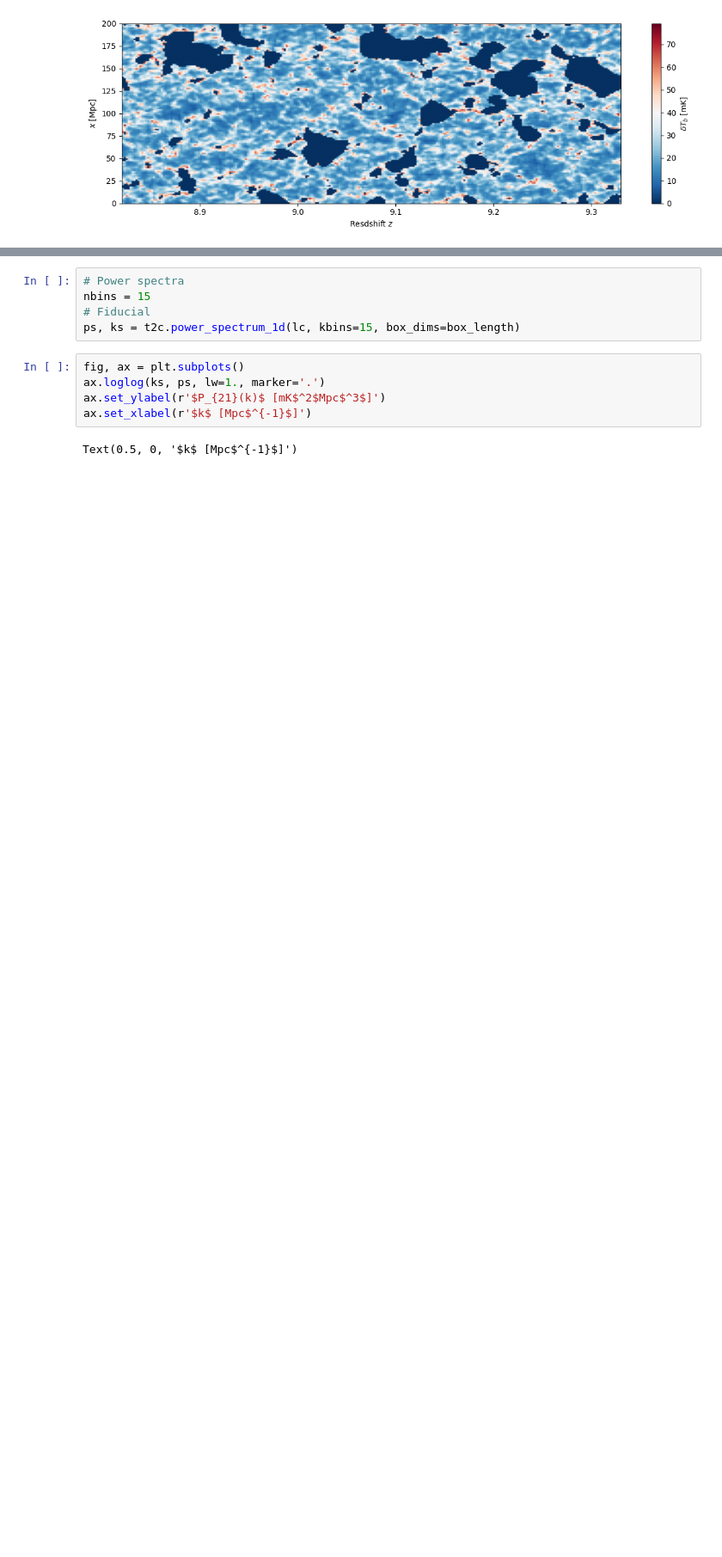
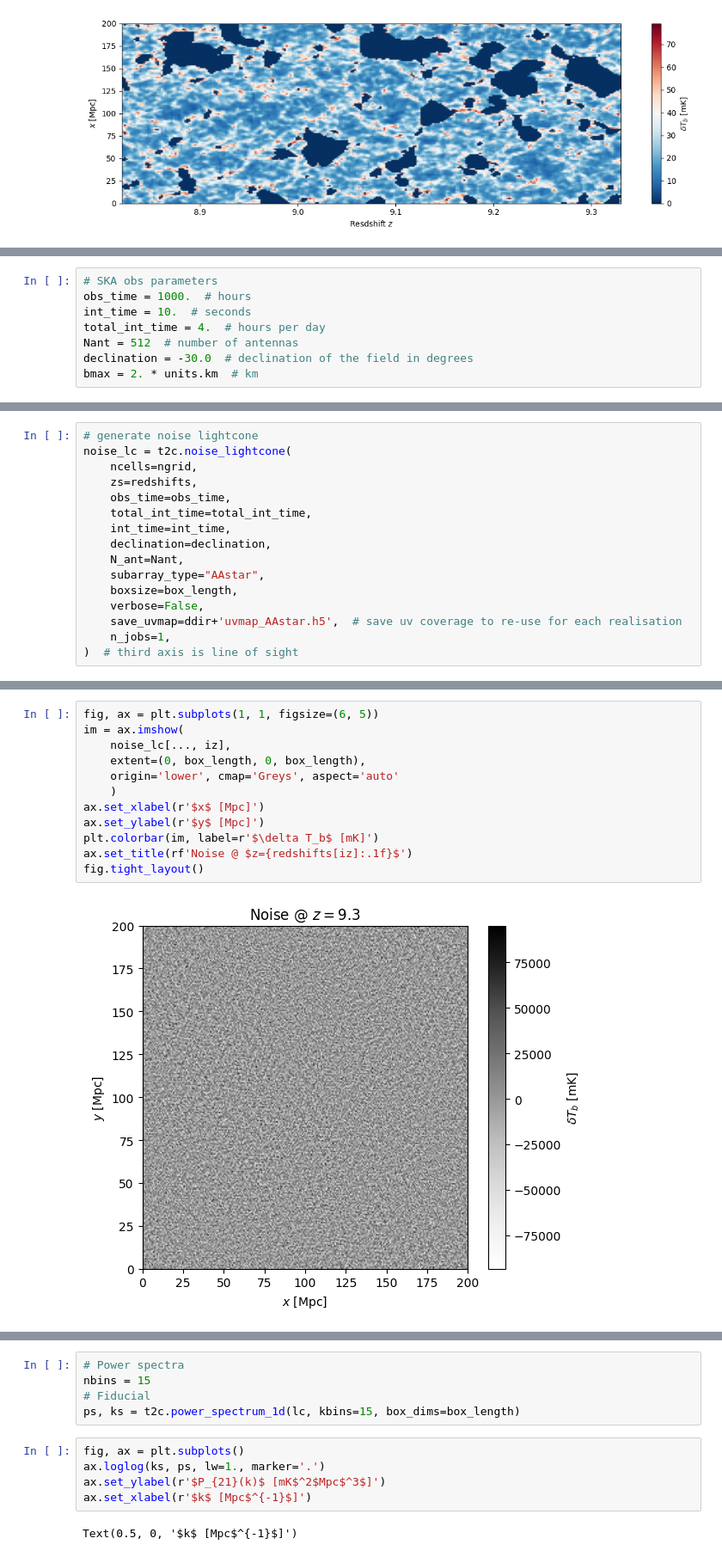
Before and after one commit to sambit-giri/ska_eor_inference, a Jupyter notebook: load_sim.ipynb, the cells around one changed output, grey strips where cells are left out. Shown at 86% size. Drawn from its saved outputs; the diff is of its cells as text; blank space fills up the shorter version.

```diff
--- a/load_sim.ipynb
+++ b/load_sim.ipynb
@@ -89,0 +96,8 @@ fig.tight_layout()
+# %%
+# SKA obs parameters
+obs_time = 1000.  # hours
+int_time = 10.  # seconds
+total_int_time = 4.  # hours per day
+Nant = 512  # number of antennas
+declination = -30.0  # declination of the field in degrees
+bmax = 2. * units.km  # km
@@ -89,0 +128,16 @@ fig.tight_layout()
+# %%
+# generate noise lightcone
+noise_lc = t2c.noise_lightcone(
+    ncells=ngrid,
+    zs=redshifts,
+    obs_time=obs_time,
+    total_int_time=total_int_time,
+    int_time=int_time,
+    declination=declination,
+    N_ant=Nant,
+    subarray_type="AAstar",
+    boxsize=box_length,
+    verbose=False,
+    save_uvmap=ddir+'uvmap_AAstar.h5',  # save uv coverage to re-use for each realisation
+    n_jobs=1,
+)  # third axis is line of sight
@@ -89,0 +166,14 @@ fig.tight_layout()
+# %%
+fig, ax = plt.subplots(1, 1, figsize=(6, 5))
+im = ax.imshow(
+    noise_lc[..., iz],
+    extent=(0, box_length, 0, box_length),
+    origin='lower', cmap='Greys', aspect='auto'
+    )
+ax.set_xlabel(r'$x$ [Mpc]')
+ax.set_ylabel(r'$y$ [Mpc]')
+plt.colorbar(im, label=r'$\delta T_b$ [mK]')
+ax.set_title(rf'Noise @ $z={redshifts[iz]:.1f}$')
+fig.tight_layout()
+# %% [output]
+[figure, added]
```
Also changed, not shown: parts of 11 cells of this notebook, 1 other file.
